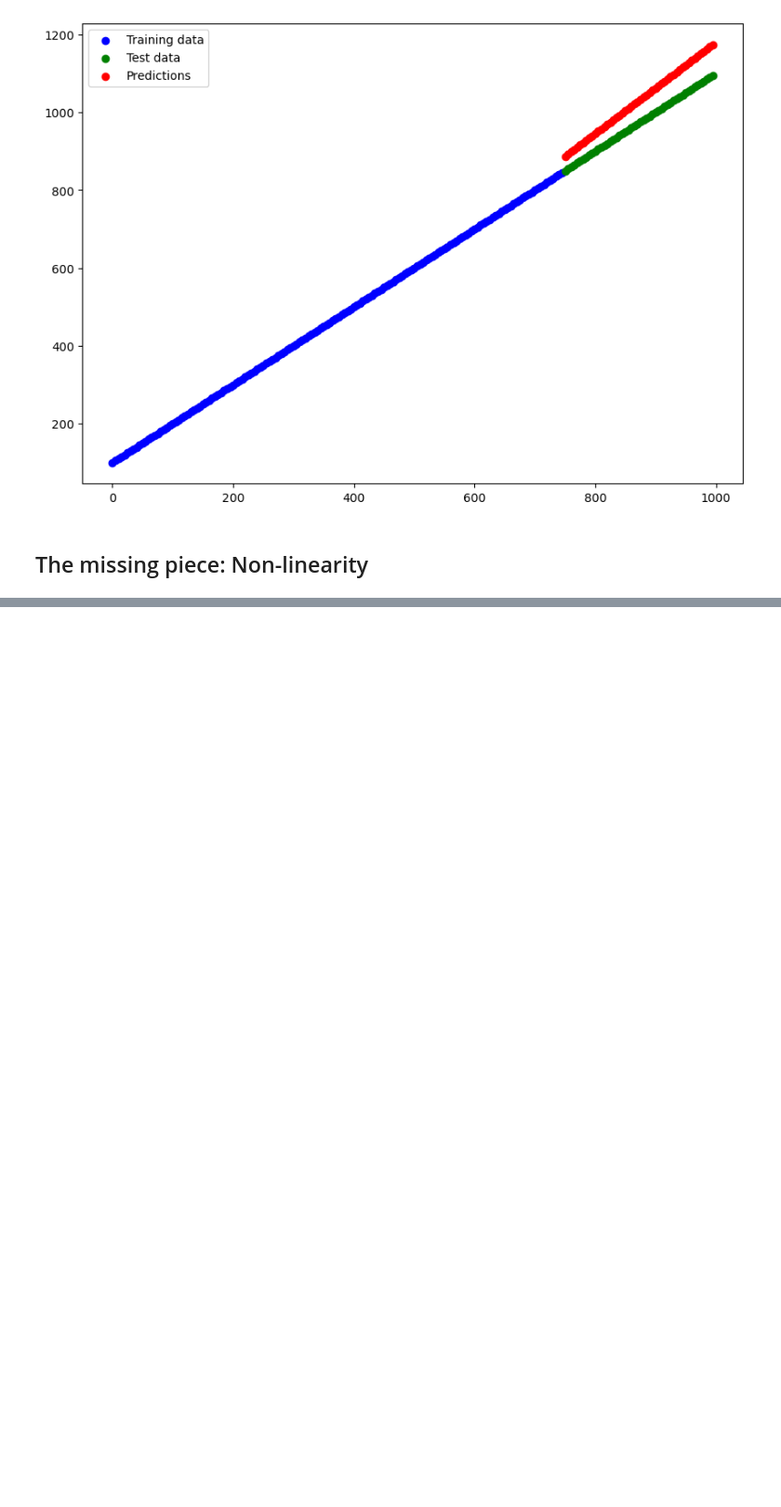
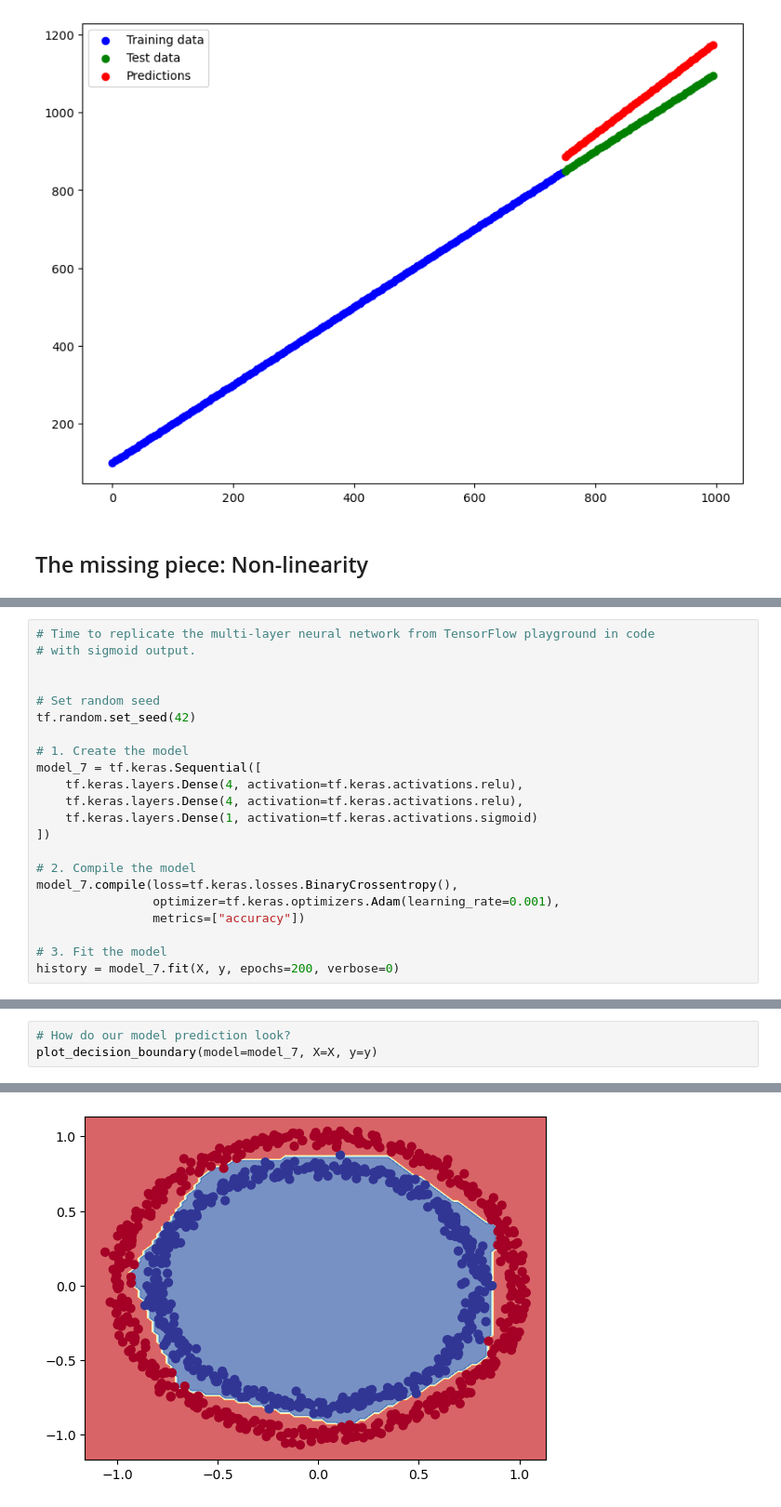
Before and after one commit to jjuniorc/tensorflow, a Jupyter notebook: 02_neural_network_classification_in_tensorflow.ipynb, the cells around one changed output, grey strips where cells are left out. Shown: that part at 93% size. Saved outputs shown, nothing was run; the diff lists cells and outputs as text; blank space fills up the shorter version.

```diff
--- a/02_neural_network_classification_in_tensorflow.ipynb
+++ b/02_neural_network_classification_in_tensorflow.ipynb
@@ -410,0 +516,22 @@ plt.legend();
+# %%
+# Time to replicate the multi-layer neural network from TensorFlow playground in code
+# with sigmoid output.
+
+
+# Set random seed
+tf.random.set_seed(42)
+
+# 1. Create the model
+model_7 = tf.keras.Sequential([
+    tf.keras.layers.Dense(4, activation=tf.keras.activations.relu),
+    tf.keras.layers.Dense(4, activation=tf.keras.activations.relu),
+    tf.keras.layers.Dense(1, activation=tf.keras.activations.sigmoid)
+])
+
+# 2. Compile the model
+model_7.compile(loss=tf.keras.losses.BinaryCrossentropy(),
+                optimizer=tf.keras.optimizers.Adam(learning_rate=0.001),
+                metrics=["accuracy"])
+
+# 3. Fit the model
+history = model_7.fit(X, y, epochs=200, verbose=0)
@@ -410,0 +544,4 @@ plt.legend();
+# %%
+# How do our model prediction look?
+plot_decision_boundary(model=model_7, X=X, y=y)
+# %% [output]
@@ -410,0 +550 @@ plt.legend();
+[figure, added]
```
Also changed, not shown: parts of 11 cells of this notebook.
